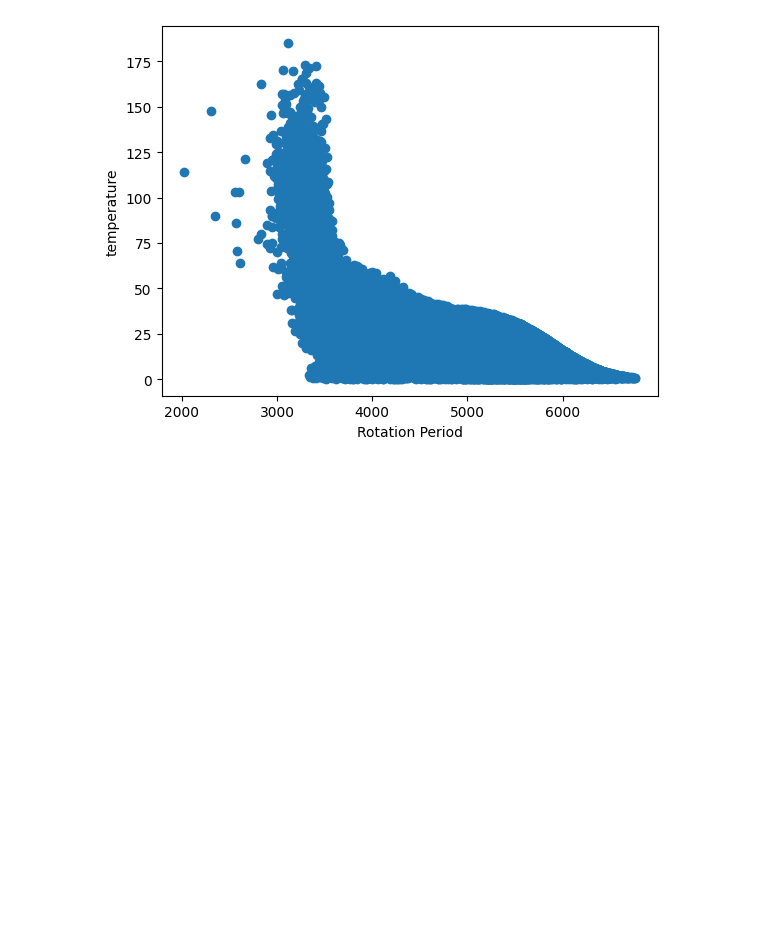
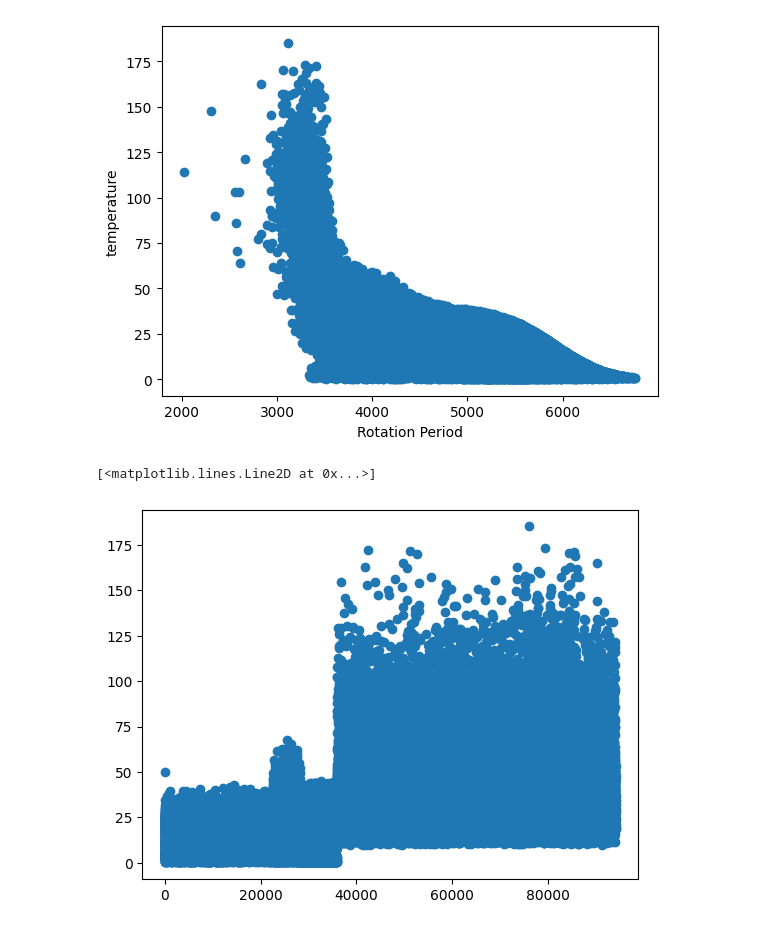
Before and after one commit to starluvr3579/SRMP, a Jupyter notebook: Nov21_DDM.ipynb, the cells around one changed output. Drawn from its saved outputs; the diff is of its cells as text; code cells hidden in the pictures; blank space fills up the shorter version.

```diff
--- a/Nov21_DDM.ipynb
+++ b/Nov21_DDM.ipynb
@@ -50,0 +55,7 @@ Text(0, 0.5, 'temperature')
+# %%
+df=pd.read_csv('Gaia_Prot_cmatch.csv')
+# %%
+ plt.plot(df['tab_uploaded_oid'], df['Prot'], 'o')
+# %% [output]
+[<matplotlib.lines.Line2D at 0x...>]
+[figure, added]
```
Also changed, not shown: parts of 2 cells of this notebook.
